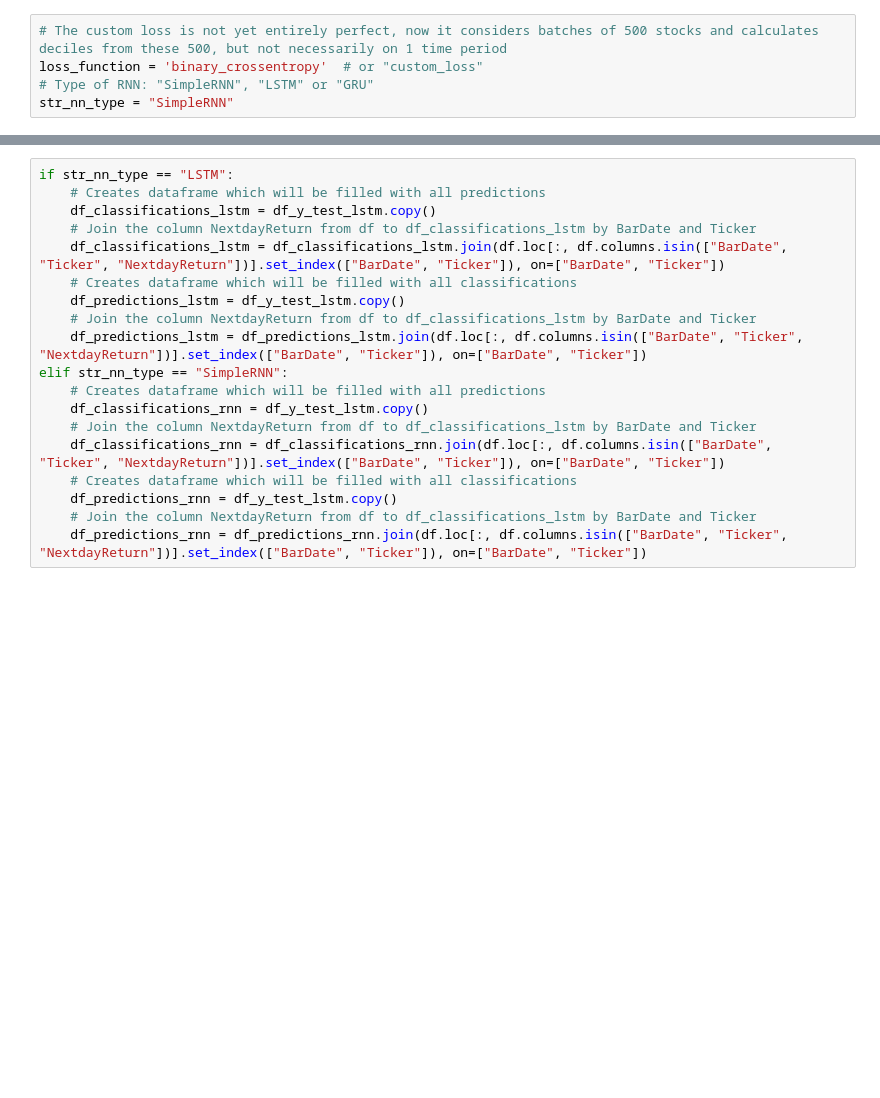
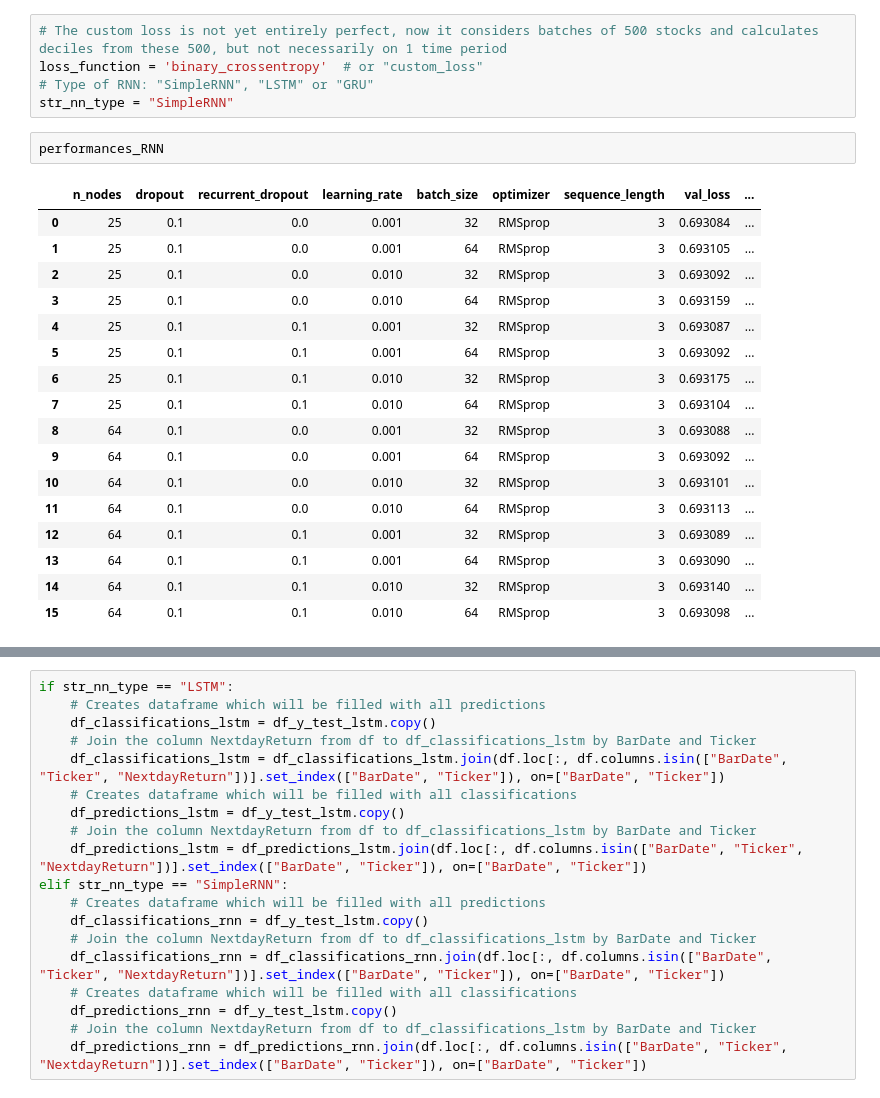
Before and after one commit to BasPeeters0306/Thesis_New, a Jupyter notebook: Executable.ipynb, the cells around one changed output, grey strips where cells are left out. Saved outputs shown, nothing was run; the diff lists cells and outputs as text; blank space fills up the shorter version.

```diff
--- a/Executable.ipynb
+++ b/Executable.ipynb
@@ -469,3 +478,23 @@ print(len(y_in_sample_lstm))
 loss_function = 'binary_crossentropy'  # or "custom_loss"
 # Type of RNN: "SimpleRNN", "LSTM" or "GRU"
 str_nn_type = "SimpleRNN"
+# %%
+performances_RNN
+# %% [output]
+|  | n_nodes | dropout | recurrent_dropout | learning_rate | batch_size | optimizer | sequence_length | val_loss | ... |
+| 0 | 25 | 0.1 | 0.0 | 0.001 | 32 | RMSprop | 3 | 0.693084 | ... |
+| 1 | 25 | 0.1 | 0.0 | 0.001 | 64 | RMSprop | 3 | 0.693105 | ... |
+| 2 | 25 | 0.1 | 0.0 | 0.010 | 32 | RMSprop | 3 | 0.693092 | ... |
+| 3 | 25 | 0.1 | 0.0 | 0.010 | 64 | RMSprop | 3 | 0.693159 | ... |
+| 4 | 25 | 0.1 | 0.1 | 0.001 | 32 | RMSprop | 3 | 0.693087 | ... |
+| 5 | 25 | 0.1 | 0.1 | 0.001 | 64 | RMSprop | 3 | 0.693092 | ... |
+| 6 | 25 | 0.1 | 0.1 | 0.010 | 32 | RMSprop | 3 | 0.693175 | ... |
+| 7 | 25 | 0.1 | 0.1 | 0.010 | 64 | RMSprop | 3 | 0.693104 | ... |
+| 8 | 64 | 0.1 | 0.0 | 0.001 | 32 | RMSprop | 3 | 0.693088 | ... |
+| 9 | 64 | 0.1 | 0.0 | 0.001 | 64 | RMSprop | 3 | 0.693092 | ... |
+| 10 | 64 | 0.1 | 0.0 | 0.010 | 32 | RMSprop | 3 | 0.693101 | ... |
+| 11 | 64 | 0.1 | 0.0 | 0.010 | 64 | RMSprop | 3 | 0.693113 | ... |
+| 12 | 64 | 0.1 | 0.1 | 0.001 | 32 | RMSprop | 3 | 0.693089 | ... |
+| 13 | 64 | 0.1 | 0.1 | 0.001 | 64 | RMSprop | 3 | 0.693090 | ... |
+| 14 | 64 | 0.1 | 0.1 | 0.010 | 32 | RMSprop | 3 | 0.693140 | ... |
+| 15 | 64 | 0.1 | 0.1 | 0.010 | 64 | RMSprop | 3 | 0.693098 | ... |
```
Also changed, not shown: parts of 9 cells of this notebook.
